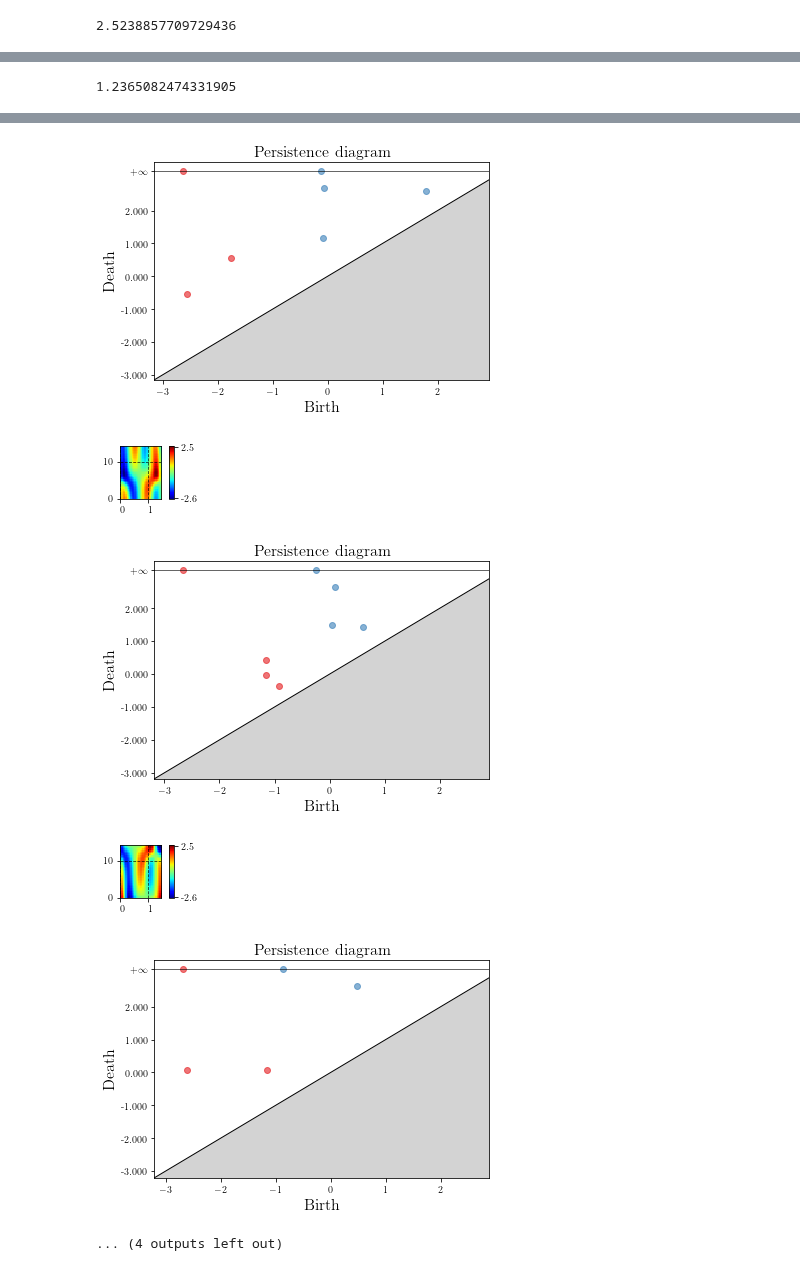
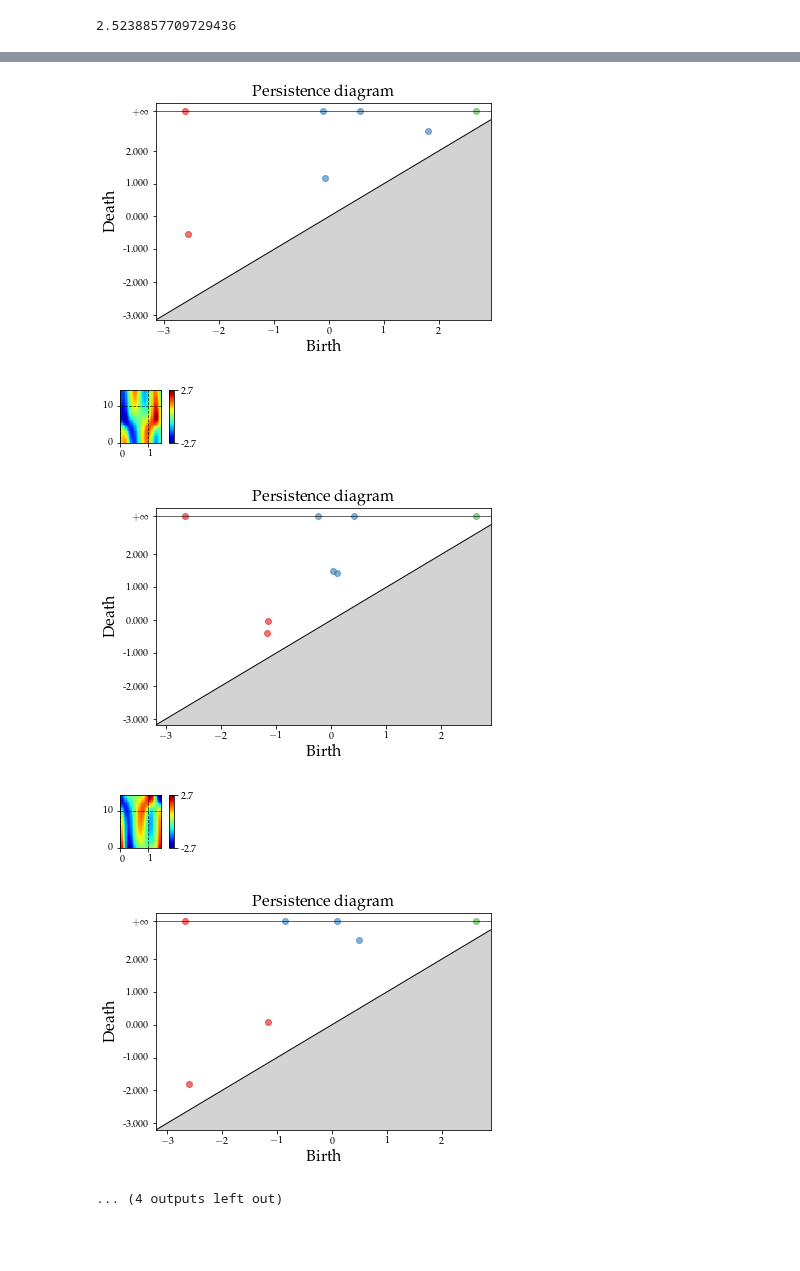
Before and after one commit to chaotic-systems/orbithunter, a Jupyter notebook: notebooks/persistent_homology.ipynb, the cells around one changed output, grey strips where cells are left out. Saved outputs shown, nothing was run; the diff lists cells and outputs as text; code cells hidden in the pictures; blank space fills up the shorter version.

```diff
--- a/notebooks/persistent_homology.ipynb
+++ b/notebooks/persistent_homology.ipynb
@@ -153,5 +82,0 @@ plt.close()
-# %%
-l2_fundamental_distribution = []
-for x in minimal_cover[0].group_orbit(fundamental_domain=True):
-    print('#',end='')
-    l2_fundamental_distribution.append(l2_difference(x, base_slice))
@@ -175,5 +82,0 @@ np.std(l2_distribution), np.std(l2_fundamental_distribution)
-# %%
-amp_distribution = []
-for x in minimal_cover[0].group_orbit():
-    print('#',end='')
-    amp_distribution.append(orb.shadowing.amplitude_difference(x, base_slice))
@@ -195,5 +82,0 @@ plt.close()
-# %%
-amp_fundamental_distribution = []
-for x in minimal_cover[0].group_orbit(fundamental_domain=True):
-    print('#',end='')
-    amp_fundamental_distribution.append(orb.shadowing.amplitude_difference(x, base_slice))
@@ -224,4 +82,0 @@ plt.close()
-# %%
-wasserstein_distribution = []
-for x in minimal_cover[0].group_orbit():
-    print('#',end='')
@@ -363,4 +82,0 @@ p2
-# %%
-ohgudhi.gudhi_distance_from_persistence(p1, p2)
-# %% [output]
-1.2365082474331905
@@ -370,5 +83,5 @@ p2 = ohgudhi.orbit_persistence(OrbitKS(state=base.state[:32, :32], parameters=(b
 # %%
 for x in minimal_cover[0].group_orbit(discrete=True, fundamental_domain=True):
     x.plot()
-    ohgudhi.gudhi_plot(x, min_persistence=0.5, periodic_dimensions=(False, True))
+    orbgudhi.persistence_plot(x, min_persistence=0.5, periodic_dimensions=(True, True))
 # %% [output]
@@ -382,8 +95,8 @@ for x in minimal_cover[0].group_orbit(discrete=True, fundamental_domain=True):
-[figure, old version]
+[figure, new version]
-[figure, old version]
+[figure, new version]
-[figure, old version]
+[figure, new version]
-[figure, old version]
+[figure, new version]
-[figure, old version]
+[figure, new version]
 ... (4 outputs left out)
 # %%
 for x in minimal_cover[0].group_orbit(discrete=True, fundamental_domain=False):
```
Also changed, not shown: parts of 60 cells of this notebook, 40 other files.
